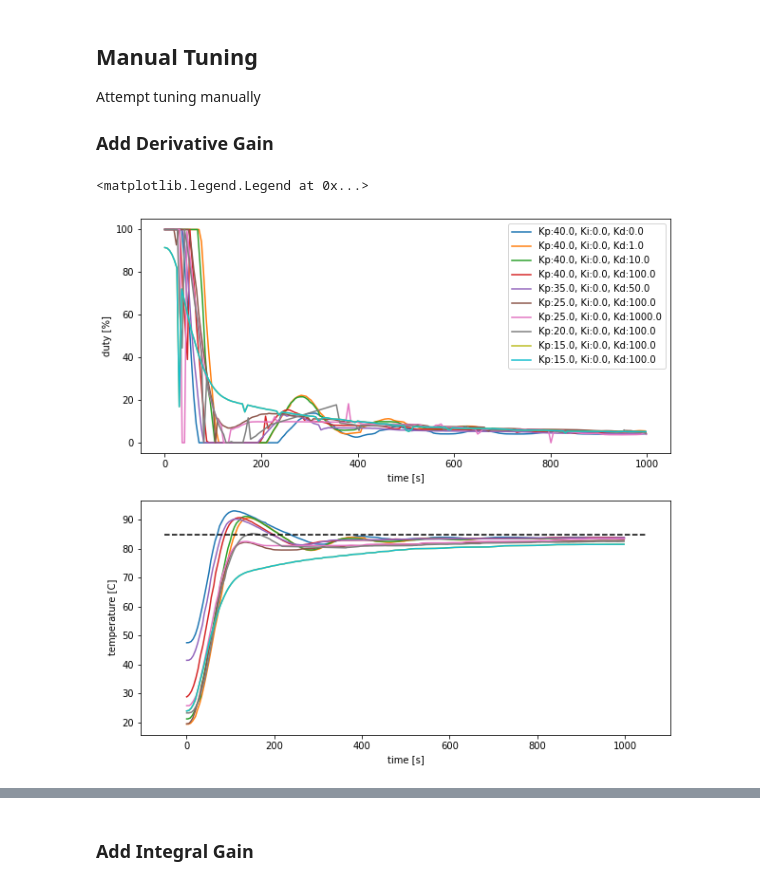
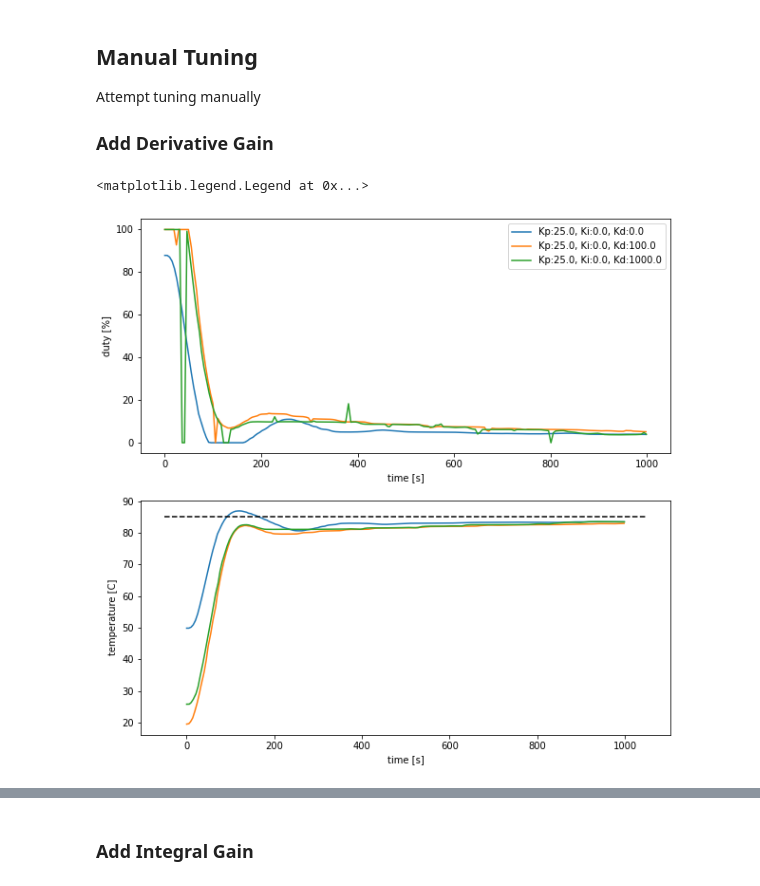
Before and after one commit to willhunt/silvia, a Jupyter notebook: docs/docs/control/assets/silvia_manual_tuning.ipynb, the cells around one changed output, grey strips where cells are left out. Drawn from its saved outputs; the diff is of its cells as text; code cells hidden in the pictures.

```diff
--- a/docs/docs/control/assets/silvia_manual_tuning.ipynb
+++ b/docs/docs/control/assets/silvia_manual_tuning.ipynb
@@ -464,32 +464,33 @@ Attempt tuning manually
 ### Add Derivative Gain
 # %%
 dataset_filenames = [
-    "silvia_response_data_kp40ki0kd0_v01.json",
-    "silvia_response_data_kp40ki0kd1_v01.json",
-    "silvia_response_data_kp40ki0kd10_v01.json",
-    "silvia_response_data_kp40ki0kd100_v01.json",
-    "silvia_response_data_kp35ki0kd50_v01.json",
+#     "silvia_response_data_kp40ki0kd0_v01.json",
+#     "silvia_response_data_kp40ki0kd1_v01.json",
+#     "silvia_response_data_kp40ki0kd10_v01.json",
+#     "silvia_response_data_kp40ki0kd100_v01.json",
+#     "silvia_response_data_kp35ki0kd50_v01.json",
+    "silvia_response_data_kp25ki0kd0_v01.json",
     "silvia_response_data_kp25ki0kd100_v01.json",
     "silvia_response_data_kp25ki0kd1000_v01.json",
-    "silvia_response_data_kp20ki0kd100_v01.json",
-    "silvia_response_data_kp15ki0kd100_v01.json",
-    "silvia_response_data_kp15ki0kd100_v01.json",
+#     "silvia_response_data_kp20ki0kd100_v01.json",
+#     "silvia_response_data_kp15ki0kd100_v01.json",
+#     "silvia_response_data_kp15ki0kd100_v01.json",
 ]
 datasets = load_silvia_responses(dataset_filenames, time=[0, 1000])
 fig, [ax_u, ax_T] = plt.subplots(nrows=2, ncols=1, figsize=(10, 10))
 for dataset in datasets:
     label = "Kp:{0}, Ki:{1}, Kd:{2}".format(dataset["K"][0], dataset["K"][1], dataset["K"][2])
     ax_u.plot(dataset["t"], dataset["u"], label=label)
     ax_T.plot(dataset["t"], dataset["T"], label=label)
 ax_T.plot(ax_T.get_xlim(), [setpoint, setpoint], '--', c='k')
 ax_u.set_xlabel('time [s]')
 ax_u.set_ylabel('duty [%]')
 ax_T.set_xlabel('time [s]')
 ax_T.set_ylabel('temperature [C]')
 ax_u.legend()
 # %% [output]
 <matplotlib.legend.Legend at 0x...>
-[figure, old version]
+[figure, new version]
 # %%
 fig, ax_T = plt.subplots(figsize=(10, 8))
 for dataset in datasets:
```
Also changed, not shown: parts of 5 cells of this notebook, 3 other files.
